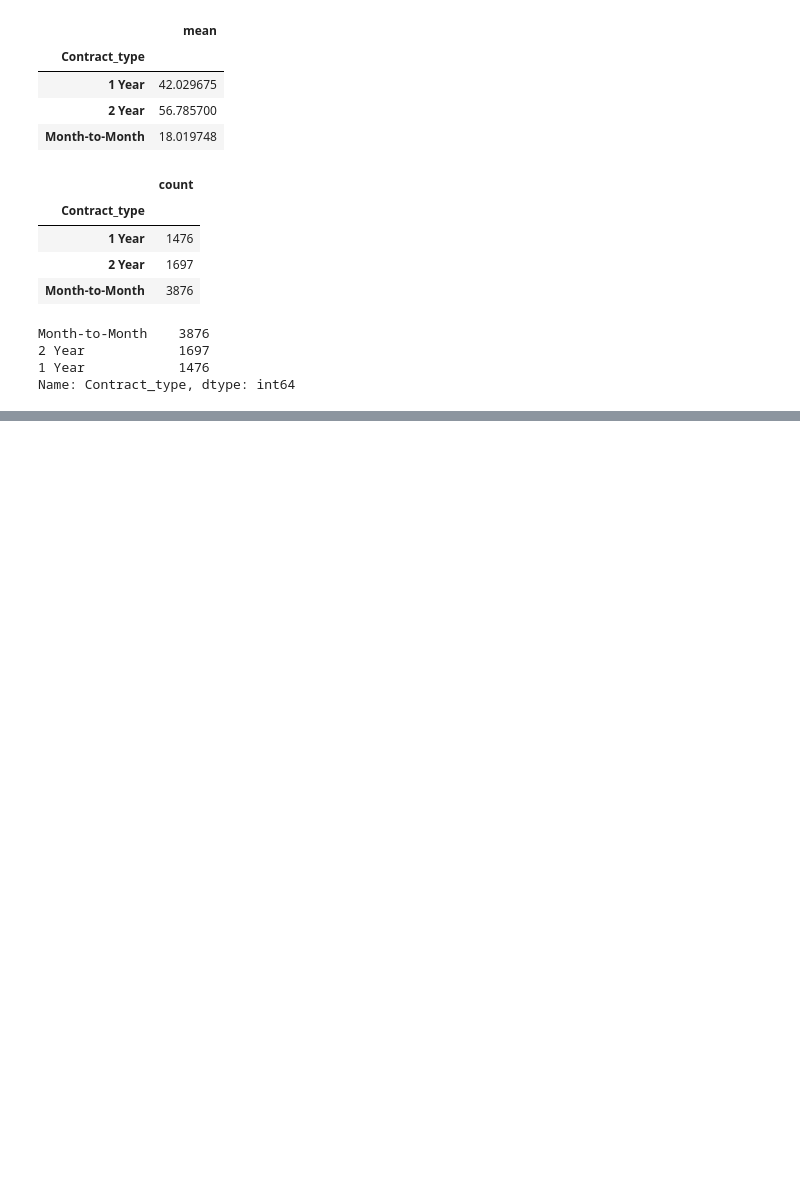
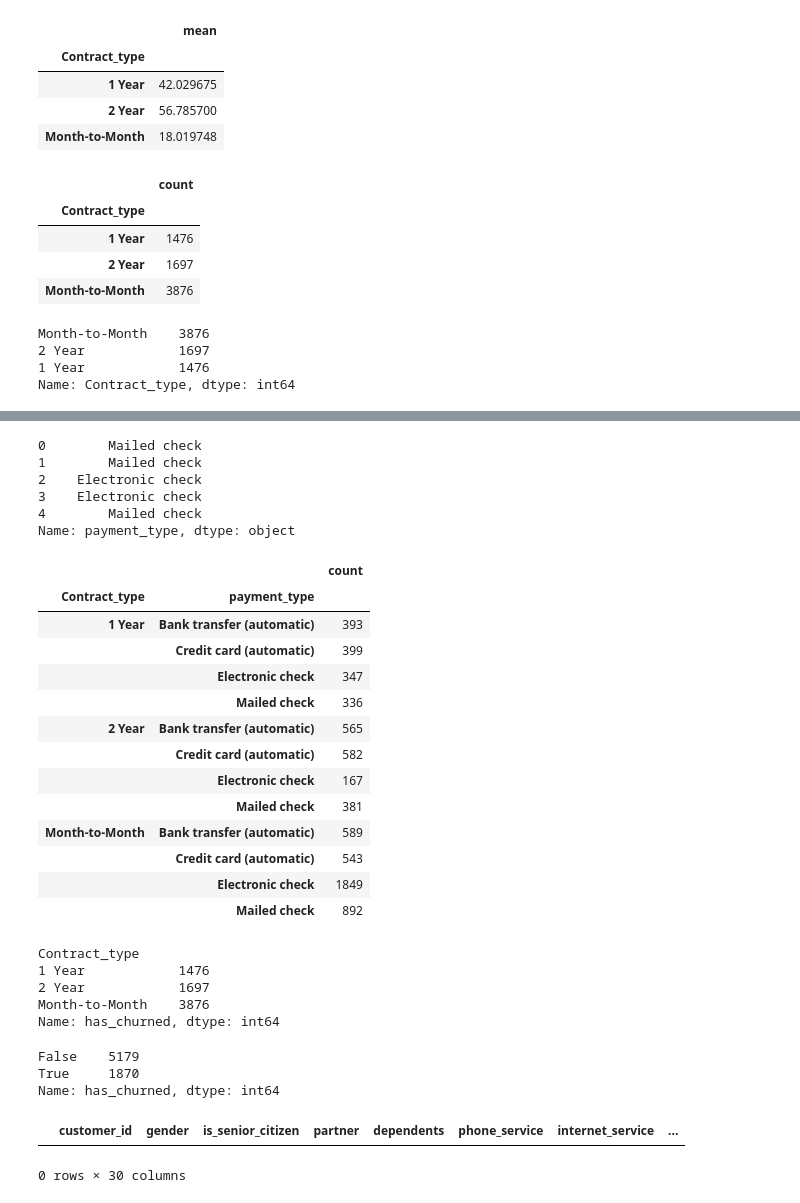
Before and after one commit to matt-c-knight/numpy-pandas-visualization-exercises, a Jupyter notebook: churn_exercise.ipynb, the cells around one changed output, grey strips where cells are left out. Drawn from its saved outputs; the diff is of its cells as text; code cells hidden in the pictures; blank space fills up the shorter version.

```diff
--- a/churn_exercise.ipynb
+++ b/churn_exercise.ipynb
@@ -83,0 +118,40 @@ Name: Contract_type, dtype: int64
+# %%
+df.payment_type.head()
+# %% [output]
+0        Mailed check
+1        Mailed check
+2    Electronic check
+3    Electronic check
+4        Mailed check
+Name: payment_type, dtype: object
+# %%
+df.groupby(['Contract_type','payment_type']).customer_id.agg(['count'])
+# %% [output]
+|  |  | count |
+| Contract_type | payment_type |  |
+| 1 Year | Bank transfer (automatic) | 393 |
+|  | Credit card (automatic) | 399 |
+|  | Electronic check | 347 |
+|  | Mailed check | 336 |
+| 2 Year | Bank transfer (automatic) | 565 |
+|  | Credit card (automatic) | 582 |
+|  | Electronic check | 167 |
+|  | Mailed check | 381 |
+| Month-to-Month | Bank transfer (automatic) | 589 |
+|  | Credit card (automatic) | 543 |
+|  | Electronic check | 1849 |
+|  | Mailed check | 892 |
+# %%
+df.groupby(['Contract_type']).has_churned.agg('count')
+# %% [output]
+Contract_type
+1 Year            1476
+2 Year            1697
+Month-to-Month    3876
+Name: has_churned, dtype: int64
+# %%
+df.has_churned.value_counts()
+# %% [output]
+False    5179
+True     1870
+Name: has_churned, dtype: int64
@@ -83,0 +162,5 @@ Name: Contract_type, dtype: int64
+# %%
+churned_m2m
+# %% [output]
+|  | customer_id | gender | is_senior_citizen | partner | dependents | phone_service | internet_service | ... |
+0 rows × 30 columns
```
Also changed, not shown: parts of 6 cells of this notebook.
